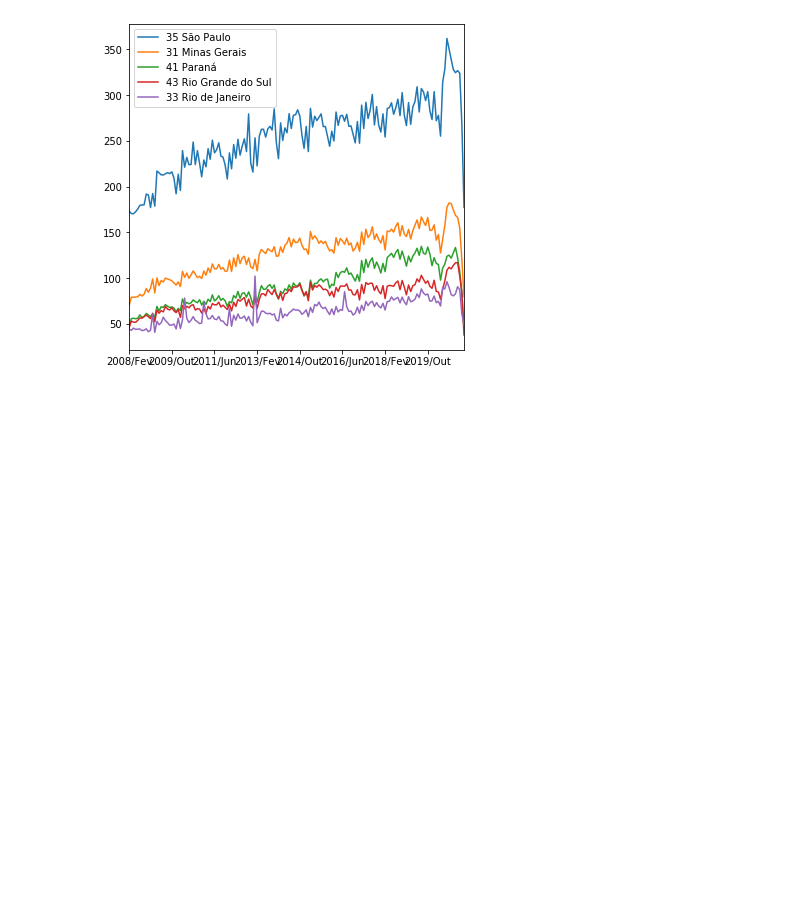
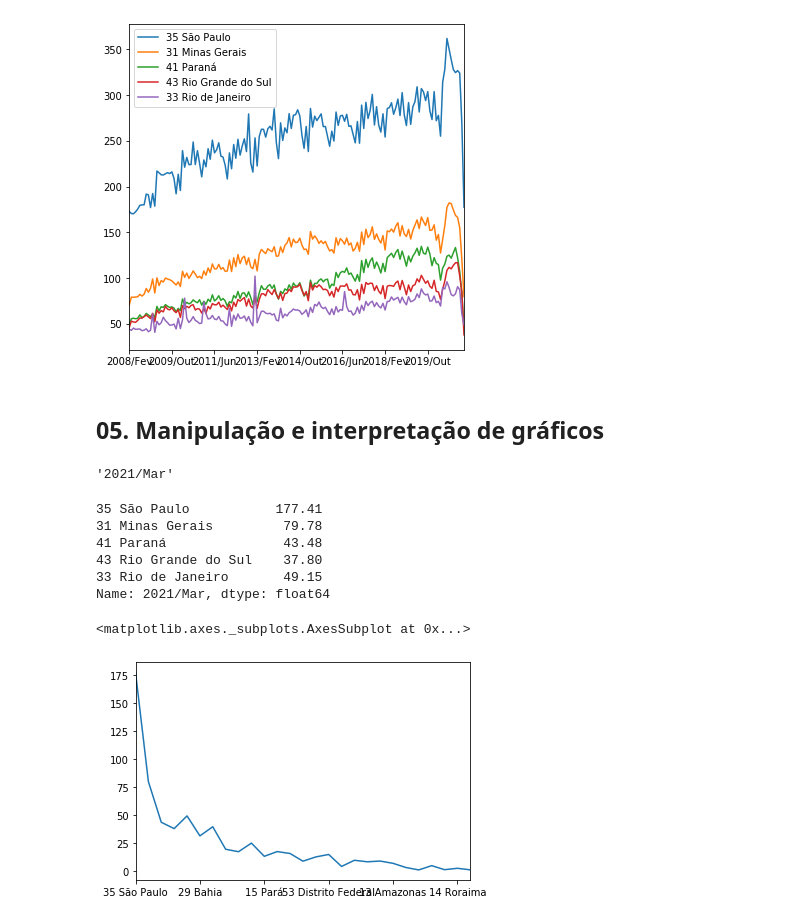
Before and after one commit to bibianaprevedello/Bootcamp-Alura, a Jupyter notebook: Módulo 01 - Python e Pandas para Análise de Dados Reais.ipynb, the cells around one changed output. Drawn from its saved outputs; the diff is of its cells as text; code cells hidden in the pictures; blank space fills up the shorter version.

```diff
--- a/Módulo 01 - Python e Pandas para Análise de Dados Reais.ipynb
+++ b/Módulo 01 - Python e Pandas para Análise de Dados Reais.ipynb
@@ -693,3 +693,25 @@ ordenado_por_total.head(5).T.plot(figsize=(6,6)) #Sensação que o gráfico tem
 # %% [output]
 <matplotlib.axes._subplots.AxesSubplot at 0x...>
 [figure]
+# %% [markdown]
+## 05. Manipulação e interpretação de gráficos
+# %%
+mes_mais_recente = ordenado_por_total.columns[-1]
+mes_mais_recente
+# %% [output]
+'2021/Mar'
+# %%
+gastos_do_mais_recente = ordenado_por_total[mes_mais_recente]
+gastos_do_mais_recente.head()
+# %% [output]
+35 São Paulo           177.41
+31 Minas Gerais         79.78
+41 Paraná               43.48
+43 Rio Grande do Sul    37.80
+33 Rio de Janeiro       49.15
+Name: 2021/Mar, dtype: float64
+# %%
+gastos_do_mais_recente.plot()
+# %% [output]
+<matplotlib.axes._subplots.AxesSubplot at 0x...>
+[figure, added]
```
Also changed, not shown: parts of 19 cells of this notebook.
